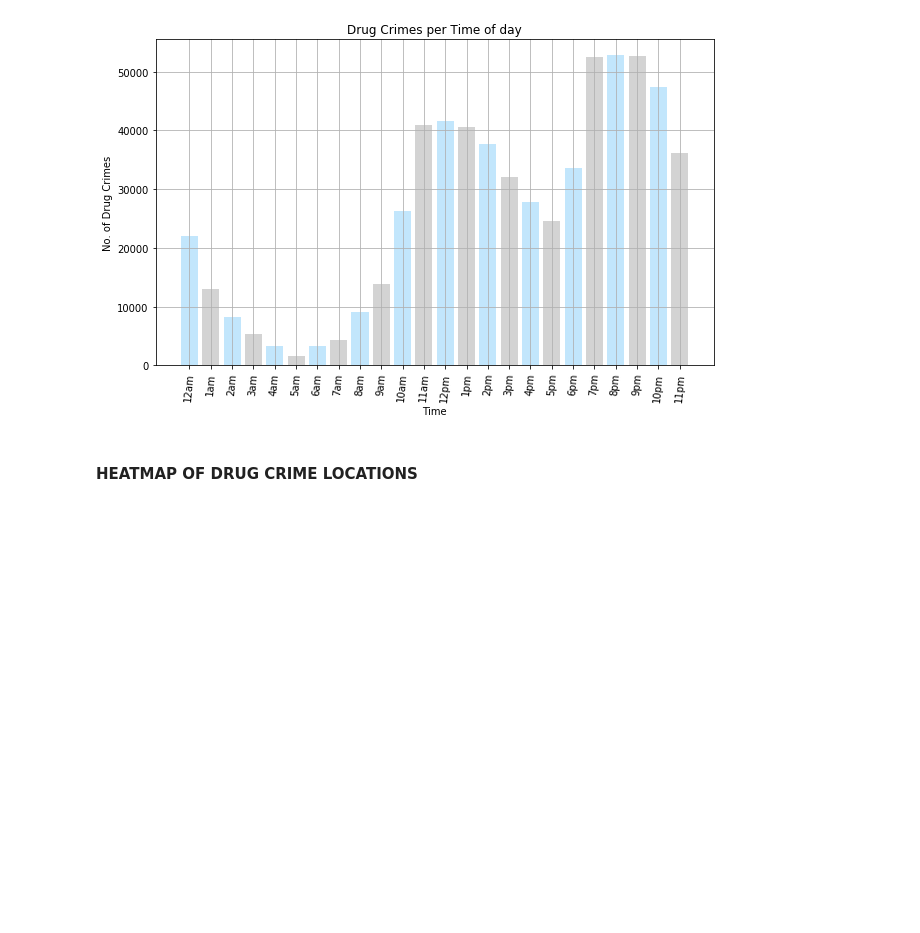
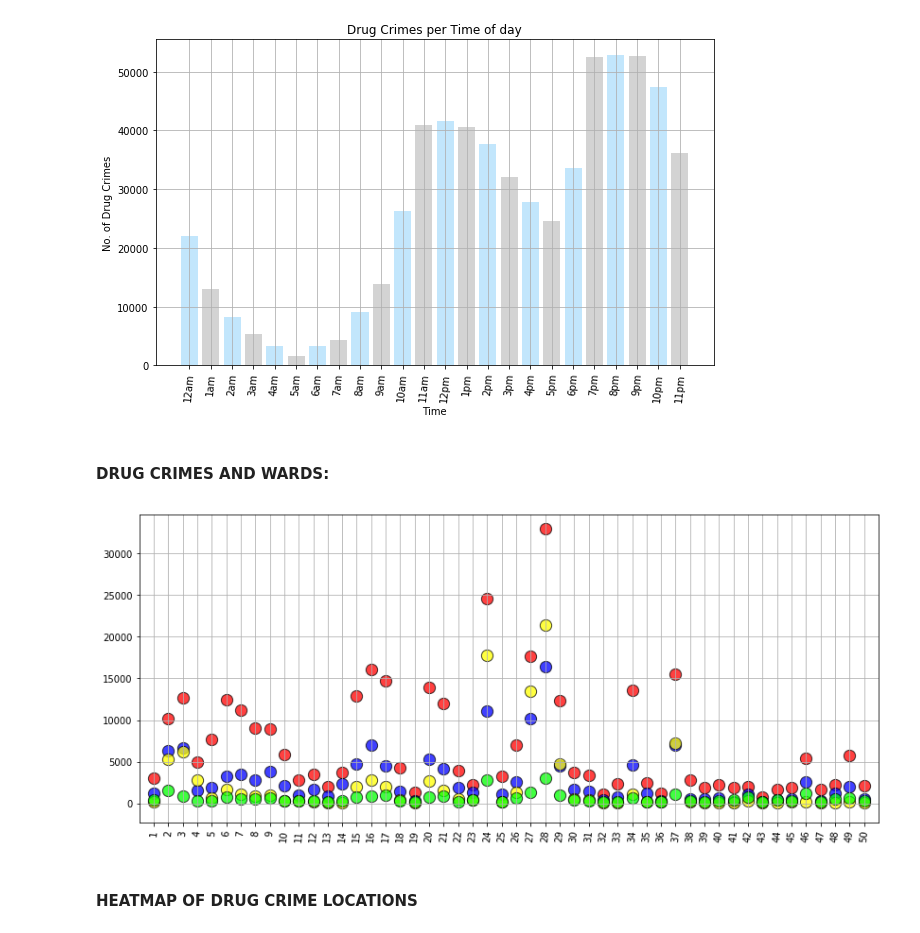
Before and after one commit to Jahmah/Chicago-Drug-Crimes-Story, a Jupyter notebook: ChicagoDrugCrimes.ipynb, the cells around one changed output. Saved outputs shown, nothing was run; the diff lists cells and outputs as text; code cells hidden in the pictures; blank space fills up the shorter version.

```diff
--- a/ChicagoDrugCrimes.ipynb
+++ b/ChicagoDrugCrimes.ipynb
@@ -571,6 +571,73 @@ plt.savefig("Chicago_crimes_Images\\DrugCrimes_times_chicago.png")
 plt.show()
 # %% [output]
 [figure]
+# %% [markdown]
+#### DRUG CRIMES AND WARDS:
+# %%
+# Filter the data so that only those listd are in a DataFrame
+
+drug_cann_wards = drugs_crime_df.loc[drugs_crime_df['Description'] == "CANNABIS", :]
+
+drug_coca_wards = drugs_crime_df.loc[drugs_crime_df['Description'] == "COCAINE", :]
+
+drug_hero_wards = drugs_crime_df.loc[drugs_crime_df['Description'] == "HEROIN", :]
+
+drug_other_wards = drugs_crime_df.loc[drugs_crime_df['Description'] == "OTHERS", :]
+
+
+x_cann_axis = drug_cann_wards.groupby('Ward')['Description'].count()
+x_coca_axis = drug_coca_wards.groupby('Ward')['Description'].count()
+x_hero_axis = drug_hero_wards.groupby('Ward')['Description'].count()
+x_others_axis = drug_other_wards.groupby('Ward')['Description'].count()
+
+
+
+drug_crimes_wards = pd.DataFrame({'X-axis':x_cann_axis.index , "Cannabis":x_cann_axis,'X1-axis':x_coca_axis.index,
+                                  "Cocaine":x_coca_axis, "X2-axis": x_hero_axis.index,"Heroin": x_hero_axis,
+                                  'X3-axis': x_others_axis.index, "Others": x_others_axis})
+
+
+
+
+
+# Set figure size
+plt.figure(figsize=(14,6))
+
+plt.grid(True)
+
+# The size of each point on our plot is determined by their x value
+plt.scatter([np.arange(1,51,1)] , drug_crimes_wards['Cannabis'], marker="o", facecolors="red", s= 150,
+            edgecolors="black",alpha=0.75)
+
+
+plt.scatter( [np.arange(1,51,1)] , drug_crimes_wards['Cocaine'], marker="o", facecolors="blue", s= 150,
+             edgecolors="black",alpha=0.75)
+
+
+plt.scatter( [np.arange(1,51,1)] , drug_crimes_wards['Heroin'], marker="o", facecolors="yellow", s= 150,
+             edgecolors="black",alpha=0.75)
+
+
+
+plt.scatter( [np.arange(1,51,1)] , drug_crimes_wards['Others'], marker="o", facecolors="lime", s= 150,
+             edgecolors="black",alpha=0.75)
+
+
+#rug_crimes_wards.info()
+#x_axis.head(50)
+#drug_crimes_wards.head()
+#x_axis.()
+#x_axis
+#drugs_crime_df.head()
+
+plt.xticks(np.arange(1,51,1), rotation=85)
+plt.xlim(0,51)
+#plt.ylim(-1000, 35000)
+
+
+plt.show()
+# %% [output]
+[figure, added]
 # %% [markdown]
 #### HEATMAP OF DRUG CRIME LOCATIONS
 # %%
```
Also changed, not shown: parts of 1 cell of this notebook.
